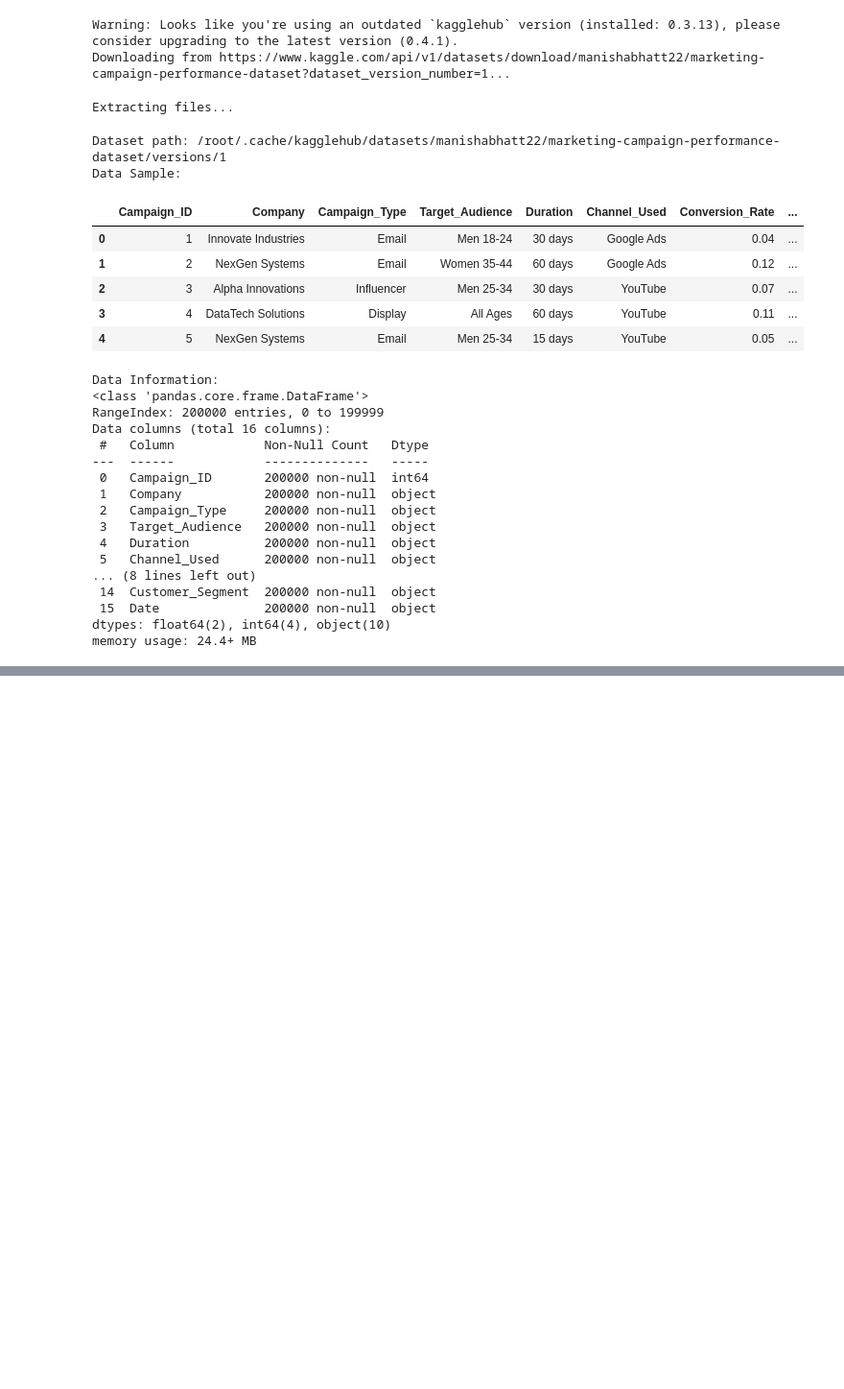
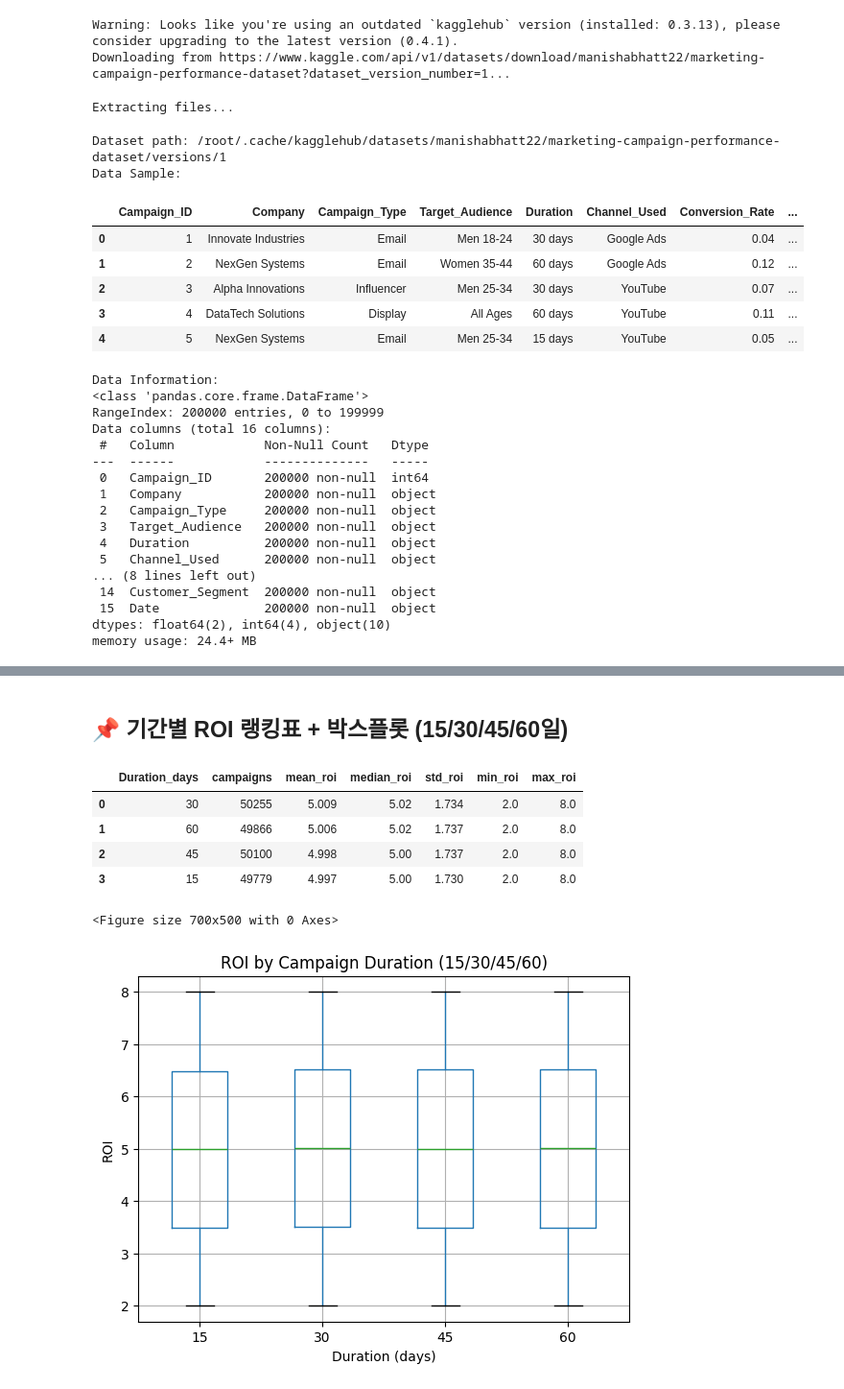
Before and after one commit to jsoook-dt/python-colab-analysis-study, a Jupyter notebook: project01_sook_analysis.ipynb, the cells around one changed output, grey strips where cells are left out. Shown at 96% size. Drawn from its saved outputs; the diff is of its cells as text; code cells hidden in the pictures; blank space fills up the shorter version.

```diff
--- a/project01_sook_analysis.ipynb
+++ b/project01_sook_analysis.ipynb
@@ -181,0 +106,9 @@ df["Date"] = pd.to_datetime(df["Date"], errors="coerce")
+# %%
+# (2) Date: object -> datetime
+#     object타입의 Date컬럼을 datatime 타입으로 변환, 변환 실패 시 NaN 처리
+df["Date_data"] = pd.to_datetime(
+    df["Date"],
+    errors="coerce"
+)
+
+df[["Date", "Date_data"]].head(3)
@@ -181,0 +120,11 @@ df["Date"] = pd.to_datetime(df["Date"], errors="coerce")
+# %%
+# (3) Duration: "30 days" -> 30 (int)
+#     object타입의 Duration컬럼을 int타입으로 변환, 변환 실패 시 NaN 처리
+duration_num_str = df["Duration"].astype(str).str.extract(r"(\d+)", expand=False)
+
+df["Duration_days"] = (
+    pd.to_numeric(duration_num_str, errors="coerce")
+      .astype("Int64")
+)
+
+df[["Duration", "Duration_days"]].head(3)
@@ -181,0 +375,50 @@ df["Date"] = pd.to_datetime(df["Date"], errors="coerce")
+# %%
+from IPython.display import display, Markdown
+import matplotlib.pyplot as plt
+
+#기간별 ROI 랭킹표 + 박스플롯
+display(Markdown("## 📌 기간별 ROI 랭킹표 + 박스플롯 (15/30/45/60일)"))
+
+# 1) 랭킹표 (15/30/45/60만)
+target_durations = [15, 30, 45, 60]
+
+duration_roi_rank = (
+    df[df["Duration_days"].isin(target_durations)]
+      .groupby("Duration_days")["ROI"]
+      .agg(
+          campaigns="count",
+          mean_roi="mean",
+          median_roi="median",
+          std_roi="std",
+          min_roi="min",
+          max_roi="max"
+      )
+      .sort_values("mean_roi", ascending=False)
+      .reset_index()
+)
+
+duration_roi_rank[["mean_roi","median_roi","std_roi","min_roi","max_roi"]] = (
+    duration_roi_rank[["mean_roi","median_roi","std_roi","min_roi","max_roi"]].round(3)
+)
+
+display(duration_roi_rank)
+
+# 2) 박스플롯
+tmp = df[df["Duration_days"].isin(target_durations)][["Duration_days", "ROI"]].dropna()
+
+plt.figure(figsize=(7,5))
+tmp.boxplot(column="ROI", by="Duration_days")
+plt.title("ROI by Campaign Duration (15/30/45/60)")
+plt.suptitle("")
+plt.xlabel("Duration (days)")
+plt.ylabel("ROI")
+plt.show()
+# %% [output]
+## 📌 기간별 ROI 랭킹표 + 박스플롯 (15/30/45/60일)
+|  | Duration_days | campaigns | mean_roi | median_roi | std_roi | min_roi | max_roi |
+| 0 | 30 | 50255 | 5.009 | 5.02 | 1.734 | 2.0 | 8.0 |
+| 1 | 60 | 49866 | 5.006 | 5.02 | 1.737 | 2.0 | 8.0 |
+| 2 | 45 | 50100 | 4.998 | 5.00 | 1.737 | 2.0 | 8.0 |
+| 3 | 15 | 49779 | 4.997 | 5.00 | 1.730 | 2.0 | 8.0 |
+<Figure size 700x500 with 0 Axes>
+[figure, added]
```
Also changed, not shown: parts of 18 cells of this notebook.
